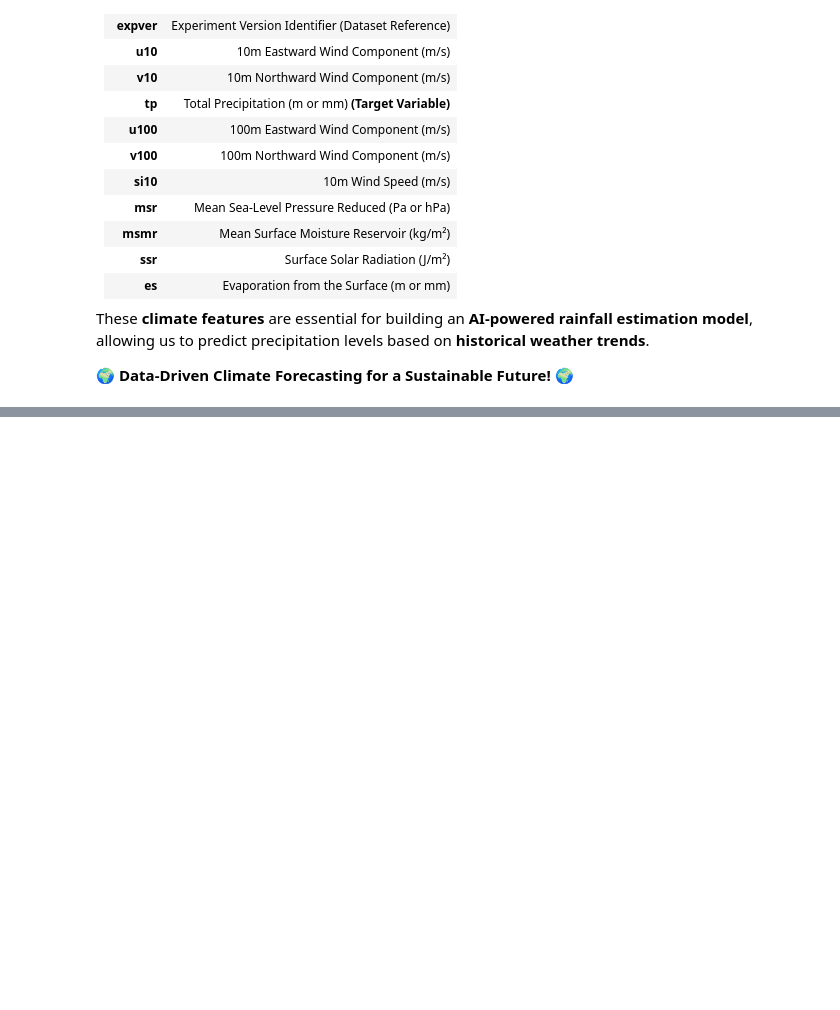
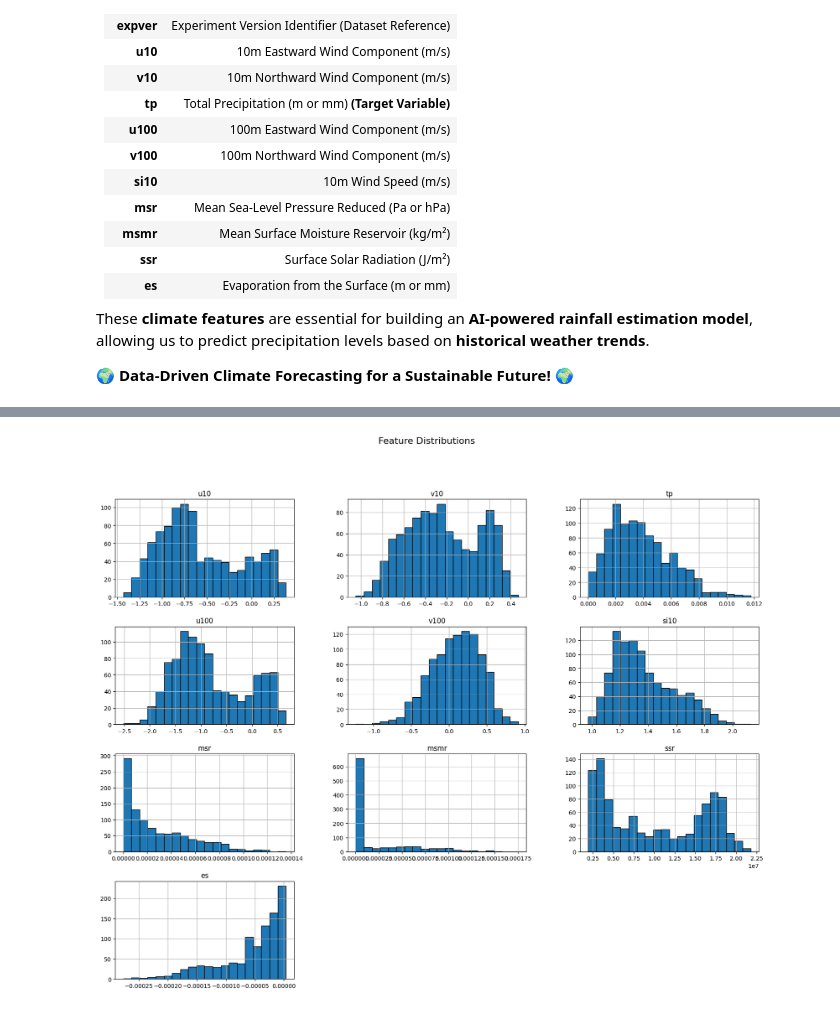
Before and after one commit to qazi-adnan/Monthly_rainfall_Estimation, a Jupyter notebook: notebooks/data.ipynb, the cells around one changed output, grey strips where cells are left out. Drawn from its saved outputs; the diff is of its cells as text; code cells hidden in the pictures; blank space fills up the shorter version.

```diff
--- a/notebooks/data.ipynb
+++ b/notebooks/data.ipynb
@@ -150,0 +189,2 @@ df.head()
+# %%
+df = df.drop(columns=["date", "latitude", "longitude", "number","expver"])
@@ -150,0 +241,7 @@ df.head()
+# %%
+# Plot histograms for all numerical features
+df.hist(figsize=(20, 15), bins=20, edgecolor='black')
+plt.suptitle("Feature Distributions", fontsize=16)
+plt.show()
+# %% [output]
+[figure, added]
```
Also changed, not shown: parts of 6 cells of this notebook.
